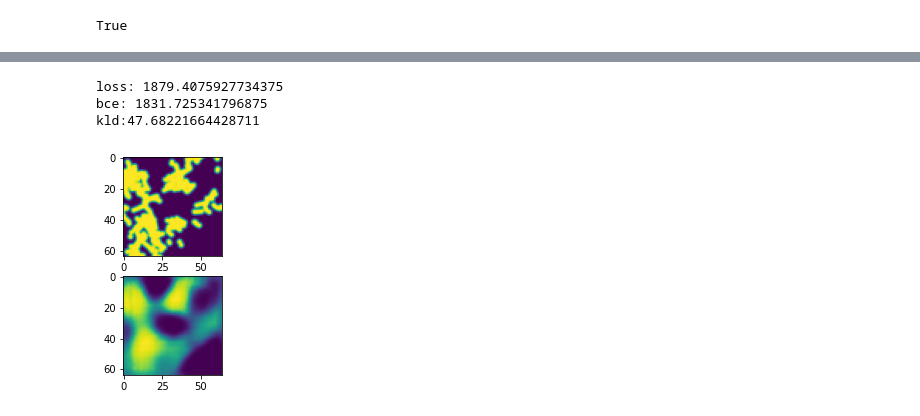
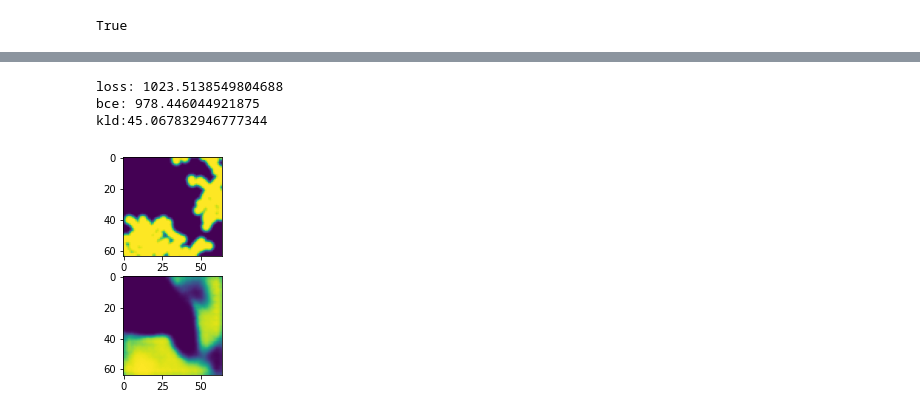
Before and after one commit to lshoek/creative-evo-controller, a Jupyter notebook: trainer.ipynb, the cells around one changed output, grey strips where cells are left out. Cells and saved outputs as stored; diff of their text form; code cells hidden in the pictures.

```diff
--- a/trainer.ipynb
+++ b/trainer.ipynb
@@ -165,7 +165,7 @@ Finished!
 # Inference
 with open('config/creature.json') as f:
     config = json.load(f)
-    model_path = 'saved_models/vae/intermediate/conv_vae_obs_epoch196.pth'
+    model_path = 'saved_models/vae/conv_vae_obs_ultimate.pth'
     latent_size = config.get('vae.latent.size')
 
 model = VAE(latent_size)
@@ -176,35 +176,45 @@ model.eval()
 transform = transforms.Compose([
     transforms.Grayscale(),
     transforms.RandomAffine(
         degrees=(-180.0, 180.0),
         translate=(0.5, 0.5),
         scale=(1.0, 4.0)),
     transforms.Resize((64, 64)),
     transforms.ToTensor()
 ])
 
+transform = transforms.Compose([
+    transforms.Grayscale(),
+    transforms.RandomAffine(
+        degrees=(-180.0, 180.0),
+        translate=(0.5, 0.5),
+        scale=(4.0, 4.0)),
+    transforms.Resize((64, 64)),
+    transforms.ToTensor()
+])
+
 from PIL import Image
 im_orig = Image.open('data/validate/test7.png')
 
 im = transform(im_orig)
 im = im.reshape((1,1,64,64)).cuda()
 
 im_recon, mu, logsigma = model.cuda().forward(im)
 loss, bce, kld = loss_function(im_recon, im, mu, logsigma)
 print(f'loss: {loss}\nbce: {bce}\nkld:{kld}')
 
 plot_im_out = np.reshape(im_recon.cpu().detach().numpy(), (64, 64))
 plot_im = np.reshape(im.cpu().detach().numpy(), (64, 64))
 
-fig, ax = plt.subplots(2, 1)
+fig, ax = plt.subplots(2, 1, figsize=(8, 4), dpi=80)
 plt.subplot(211)
 
 plt.imshow(plot_im)
 plt.subplot(212)
 plt.imshow(plot_im_out)
 plt.savefig(f'data/validate/out/{time.time()}.png')
 # %% [output]
-loss: 1879.4075927734375
-bce: 1831.725341796875
-kld:47.68221664428711
+loss: 1023.5138549804688
+bce: 978.446044921875
+kld:45.067832946777344
-[figure, old version]
+[figure, new version]
```
Also changed, not shown: 1 other file.
